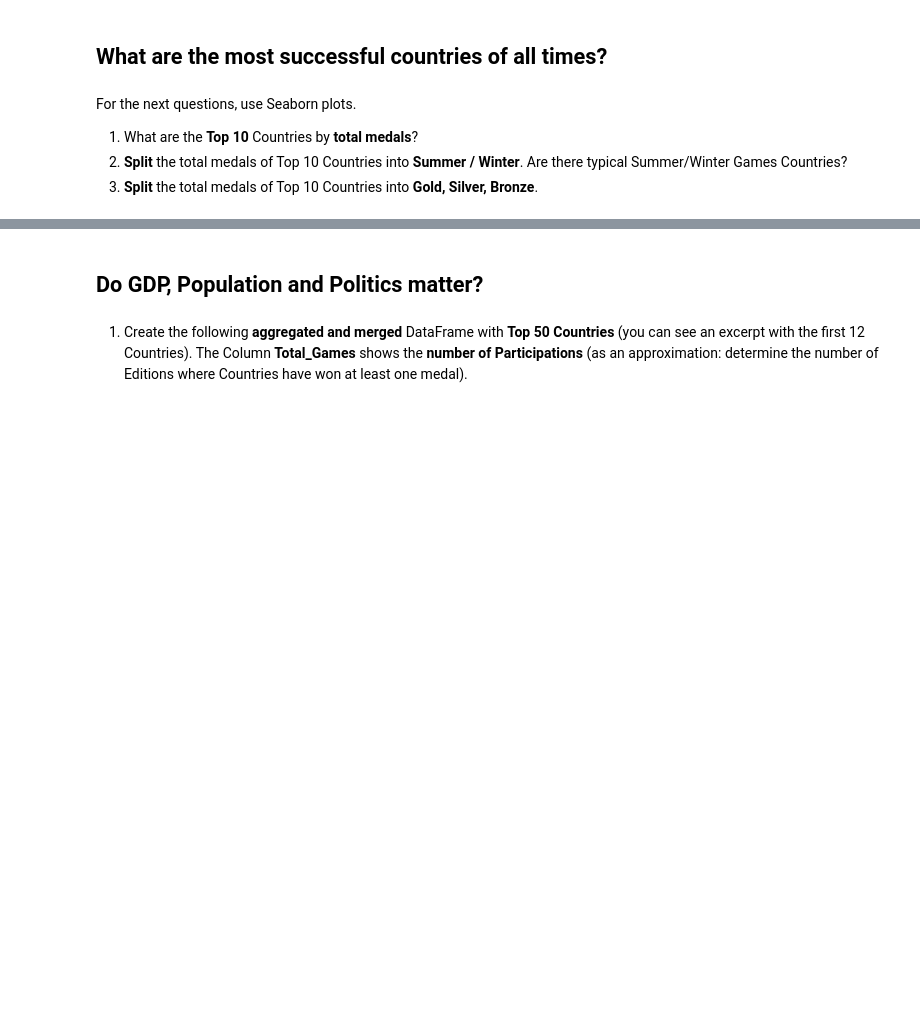
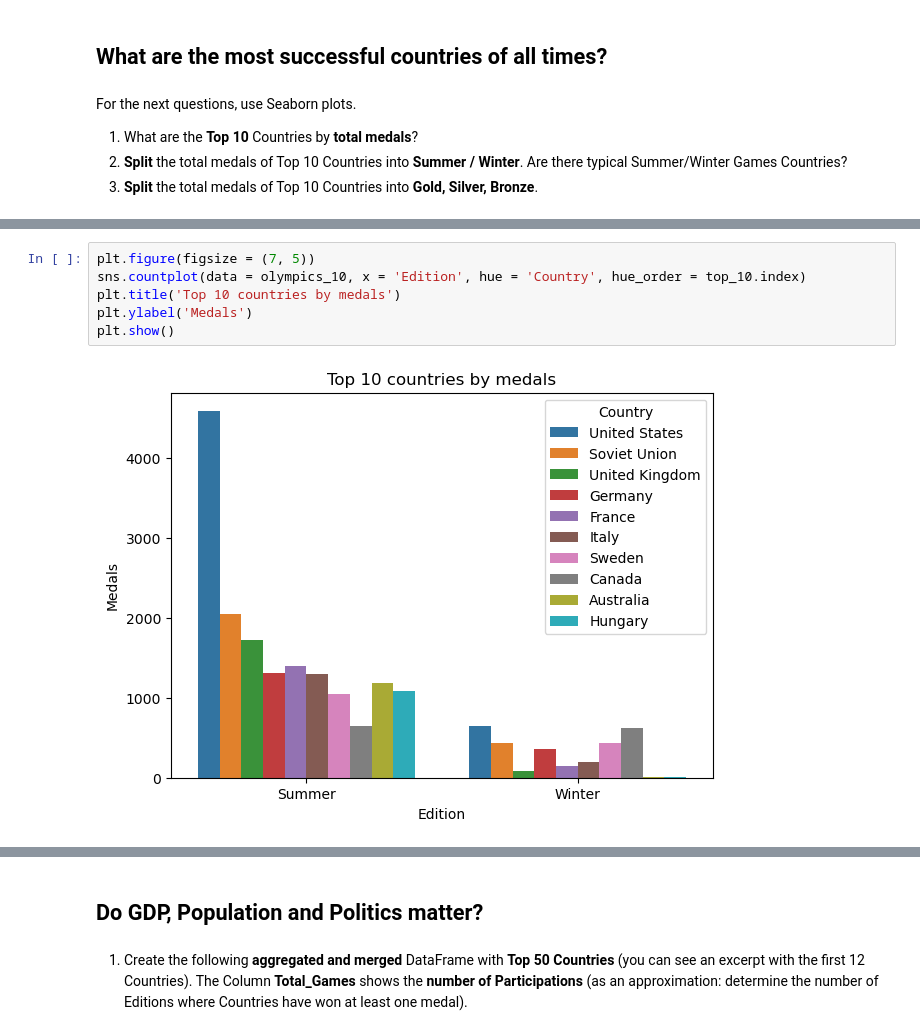
Before and after one commit to alchemistbg/udemy-the-complete-pandas-bootcamp, a Jupyter notebook: Section-21/Explanatory_DataAnalysis_Challenge.ipynb, the cells around one changed output, grey strips where cells are left out. Saved outputs shown, nothing was run; the diff lists cells and outputs as text; blank space fills up the shorter version.

```diff
--- a/Section-21/Explanatory_DataAnalysis_Challenge.ipynb
+++ b/Section-21/Explanatory_DataAnalysis_Challenge.ipynb
@@ -264,0 +336,8 @@ For the next questions, use Seaborn plots.
+# %%
+plt.figure(figsize = (7, 5))
+sns.countplot(data = olympics_10, x = 'Edition', hue = 'Country', hue_order = top_10.index)
+plt.title('Top 10 countries by medals')
+plt.ylabel('Medals')
+plt.show()
+# %% [output]
+[figure, added]
```
Also changed, not shown: parts of 23 cells of this notebook.
